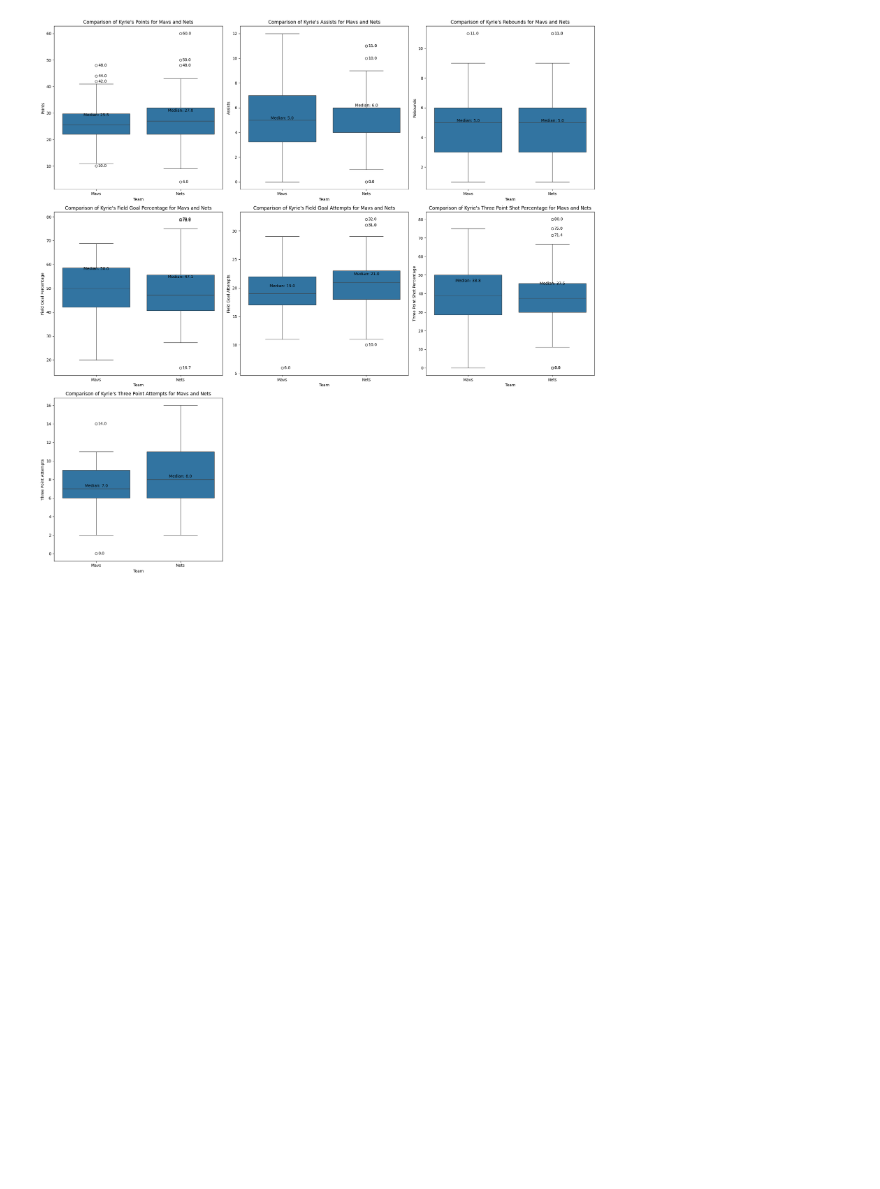
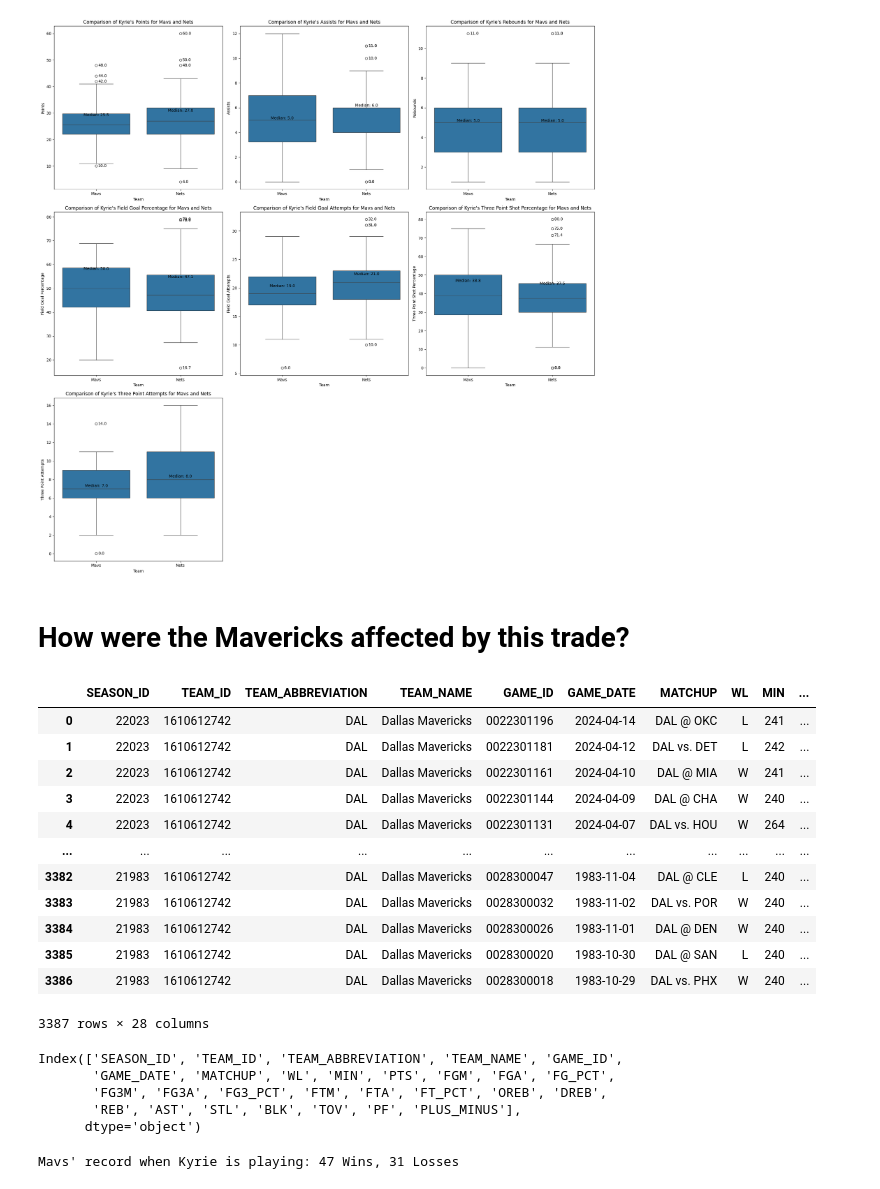
Before and after one commit to manayd/nba-project, a Jupyter notebook: analysis.ipynb, the cells around one changed output. Saved outputs shown, nothing was run; the diff lists cells and outputs as text; code cells hidden in the pictures; blank space fills up the shorter version.

```diff
--- a/analysis.ipynb
+++ b/analysis.ipynb
@@ -382,3 +261,41 @@ plt.tight_layout()
 plt.show()
 # %% [output]
 [figure]
+# %% [markdown]
+# How were the Mavericks affected by this trade?
+# %%
+# Query for games where the Celtics were playing
+gamefinder = leaguegamefinder.LeagueGameFinder(team_id_nullable="1610612742", season_type_nullable="Regular Season")
+# The first DataFrame of those returned is what we want.
+games = gamefinder.get_data_frames()[0]
+games
+# %% [output]
+|  | SEASON_ID | TEAM_ID | TEAM_ABBREVIATION | TEAM_NAME | GAME_ID | GAME_DATE | MATCHUP | WL | MIN | ... |
+| 0 | 22023 | 1610612742 | DAL | Dallas Mavericks | 0022301196 | 2024-04-14 | DAL @ OKC | L | 241 | ... |
+| 1 | 22023 | 1610612742 | DAL | Dallas Mavericks | 0022301181 | 2024-04-12 | DAL vs. DET | L | 242 | ... |
+| 2 | 22023 | 1610612742 | DAL | Dallas Mavericks | 0022301161 | 2024-04-10 | DAL @ MIA | W | 241 | ... |
+| 3 | 22023 | 1610612742 | DAL | Dallas Mavericks | 0022301144 | 2024-04-09 | DAL @ CHA | W | 240 | ... |
+| 4 | 22023 | 1610612742 | DAL | Dallas Mavericks | 0022301131 | 2024-04-07 | DAL vs. HOU | W | 264 | ... |
+| ... | ... | ... | ... | ... | ... | ... | ... | ... | ... | ... |
+| 3382 | 21983 | 1610612742 | DAL | Dallas Mavericks | 0028300047 | 1983-11-04 | DAL @ CLE | L | 240 | ... |
+| 3383 | 21983 | 1610612742 | DAL | Dallas Mavericks | 0028300032 | 1983-11-02 | DAL vs. POR | W | 240 | ... |
+| 3384 | 21983 | 1610612742 | DAL | Dallas Mavericks | 0028300026 | 1983-11-01 | DAL @ DEN | W | 240 | ... |
+| 3385 | 21983 | 1610612742 | DAL | Dallas Mavericks | 0028300020 | 1983-10-30 | DAL @ SAN | L | 240 | ... |
+| 3386 | 21983 | 1610612742 | DAL | Dallas Mavericks | 0028300018 | 1983-10-29 | DAL vs. PHX | W | 240 | ... |
+3387 rows × 28 columns
+# %%
+games.columns
+# %% [output]
+Index(['SEASON_ID', 'TEAM_ID', 'TEAM_ABBREVIATION', 'TEAM_NAME', 'GAME_ID',
+       'GAME_DATE', 'MATCHUP', 'WL', 'MIN', 'PTS', 'FGM', 'FGA', 'FG_PCT',
+       'FG3M', 'FG3A', 'FG3_PCT', 'FTM', 'FTA', 'FT_PCT', 'OREB', 'DREB',
+       'REB', 'AST', 'STL', 'BLK', 'TOV', 'PF', 'PLUS_MINUS'],
+      dtype='object')
+# %%
+games_with_kyrie = pd.merge(kyrie_mavs['GAME_ID'], games, on='GAME_ID', how='inner')
+# Count the number of wins and losses
+win_count = kyrie_mavs[kyrie_mavs['WL'] == 'W'].shape[0]
+loss_count = kyrie_mavs[kyrie_mavs['WL'] == 'L'].shape[0]
+print(f"Mavs' record when Kyrie is playing: {win_count} Wins, {loss_count} Losses")
+# %% [output]
+Mavs' record when Kyrie is playing: 47 Wins, 31 Losses
```
Also changed, not shown: parts of 18 cells of this notebook.
